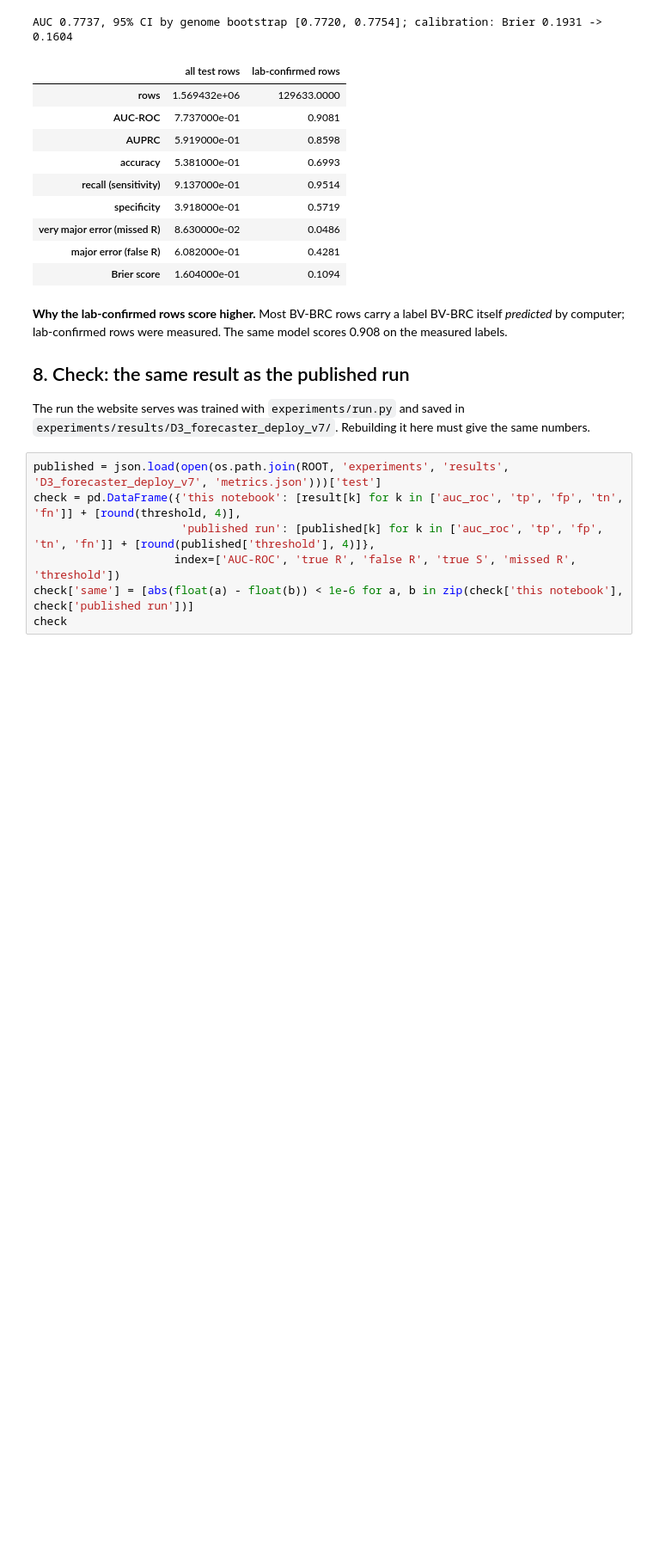
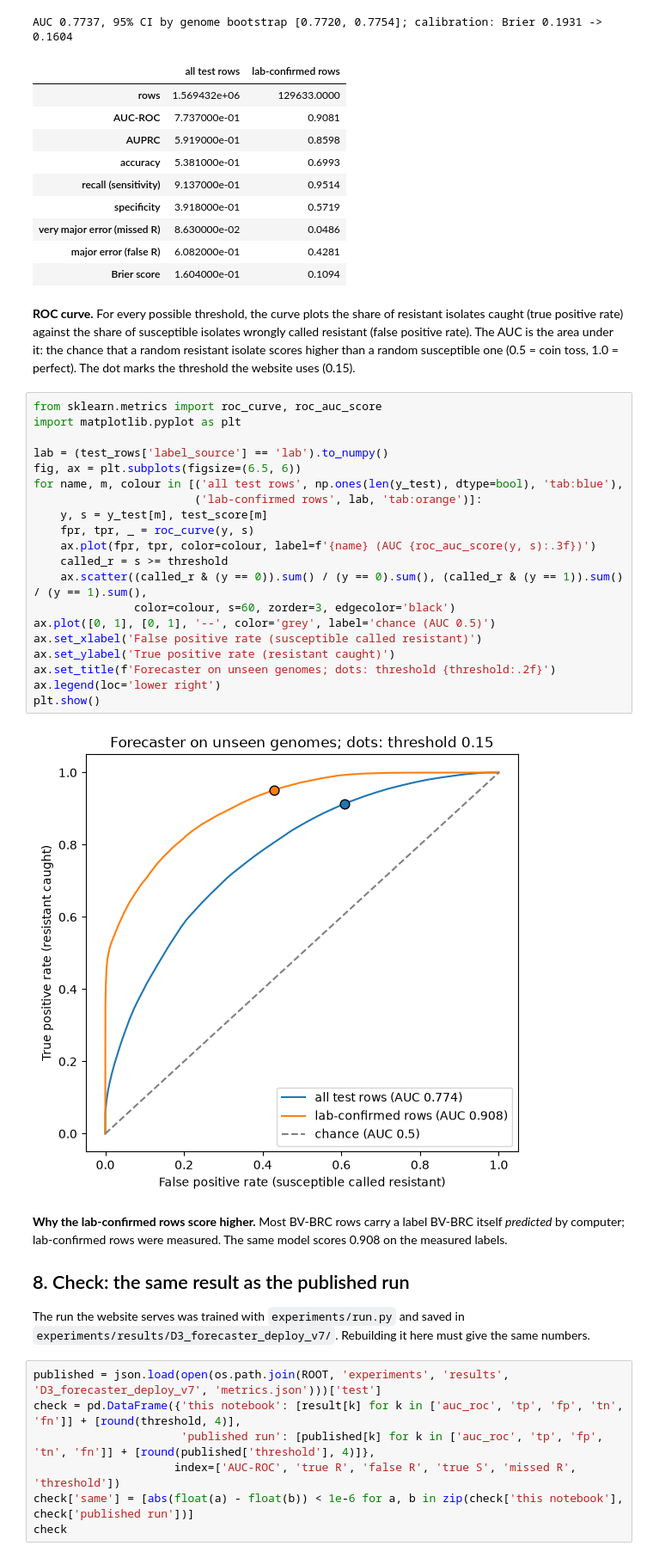
Before and after one commit to hhammza/FYP1, a Jupyter notebook: notebooks/01_forecaster_model.ipynb, the cells around one changed output. Shown at 86% size. Saved outputs shown, nothing was run; the diff lists cells and outputs as text; blank space fills up the shorter version.

```diff
--- a/notebooks/01_forecaster_model.ipynb
+++ b/notebooks/01_forecaster_model.ipynb
@@ -273,6 +273,30 @@ AUC 0.7737, 95% CI by genome bootstrap [0.7720, 0.7754]; calibration: Brier 0.19
 | very major error (missed R) | 8.630000e-02 | 0.0486 |
 | major error (false R) | 6.082000e-01 | 0.4281 |
 | Brier score | 1.604000e-01 | 0.1094 |
+# %% [markdown]
+**ROC curve.** For every possible threshold, the curve plots the share of resistant isolates caught (true positive rate) against the share of susceptible isolates wrongly called resistant (false positive rate). The AUC is the area under it: the chance that a random resistant isolate scores higher than a random susceptible one (0.5 = coin toss, 1.0 = perfect). The dot marks the threshold the website uses (0.15).
+# %%
+from sklearn.metrics import roc_curve, roc_auc_score
+import matplotlib.pyplot as plt
+
+lab = (test_rows['label_source'] == 'lab').to_numpy()
+fig, ax = plt.subplots(figsize=(6.5, 6))
+for name, m, colour in [('all test rows', np.ones(len(y_test), dtype=bool), 'tab:blue'),
+                        ('lab-confirmed rows', lab, 'tab:orange')]:
+    y, s = y_test[m], test_score[m]
+    fpr, tpr, _ = roc_curve(y, s)
+    ax.plot(fpr, tpr, color=colour, label=f'{name} (AUC {roc_auc_score(y, s):.3f})')
+    called_r = s >= threshold
+    ax.scatter((called_r & (y == 0)).sum() / (y == 0).sum(), (called_r & (y == 1)).sum() / (y == 1).sum(),
+               color=colour, s=60, zorder=3, edgecolor='black')
+ax.plot([0, 1], [0, 1], '--', color='grey', label='chance (AUC 0.5)')
+ax.set_xlabel('False positive rate (susceptible called resistant)')
+ax.set_ylabel('True positive rate (resistant caught)')
+ax.set_title(f'Forecaster on unseen genomes; dots: threshold {threshold:.2f}')
+ax.legend(loc='lower right')
+plt.show()
+# %% [output]
+[figure, added]
 # %% [markdown]
 **Why the lab-confirmed rows score higher.** Most BV-BRC rows carry a label BV-BRC itself *predicted* by computer; lab-confirmed rows were measured. The same model scores 0.908 on the measured labels.
 
```
Also changed, not shown: parts of 3 cells of this notebook, 2 other files.
